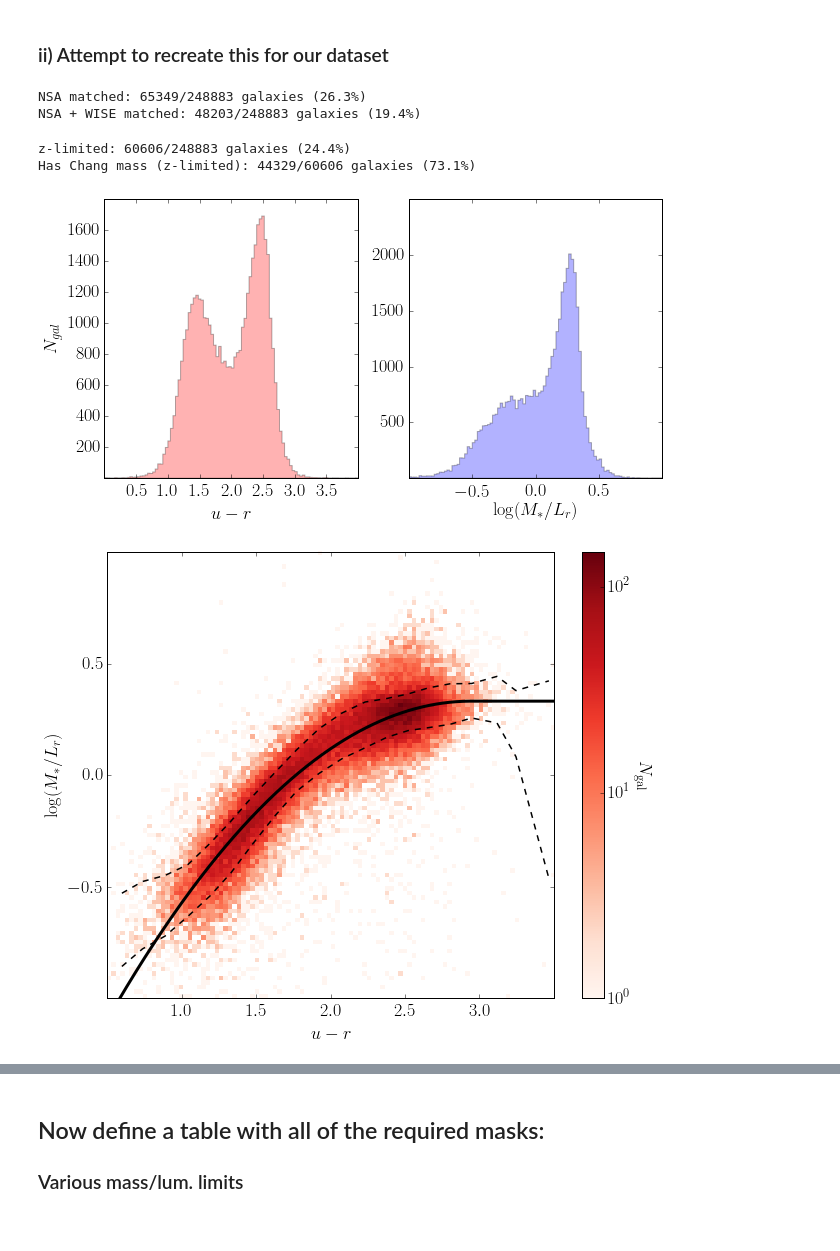
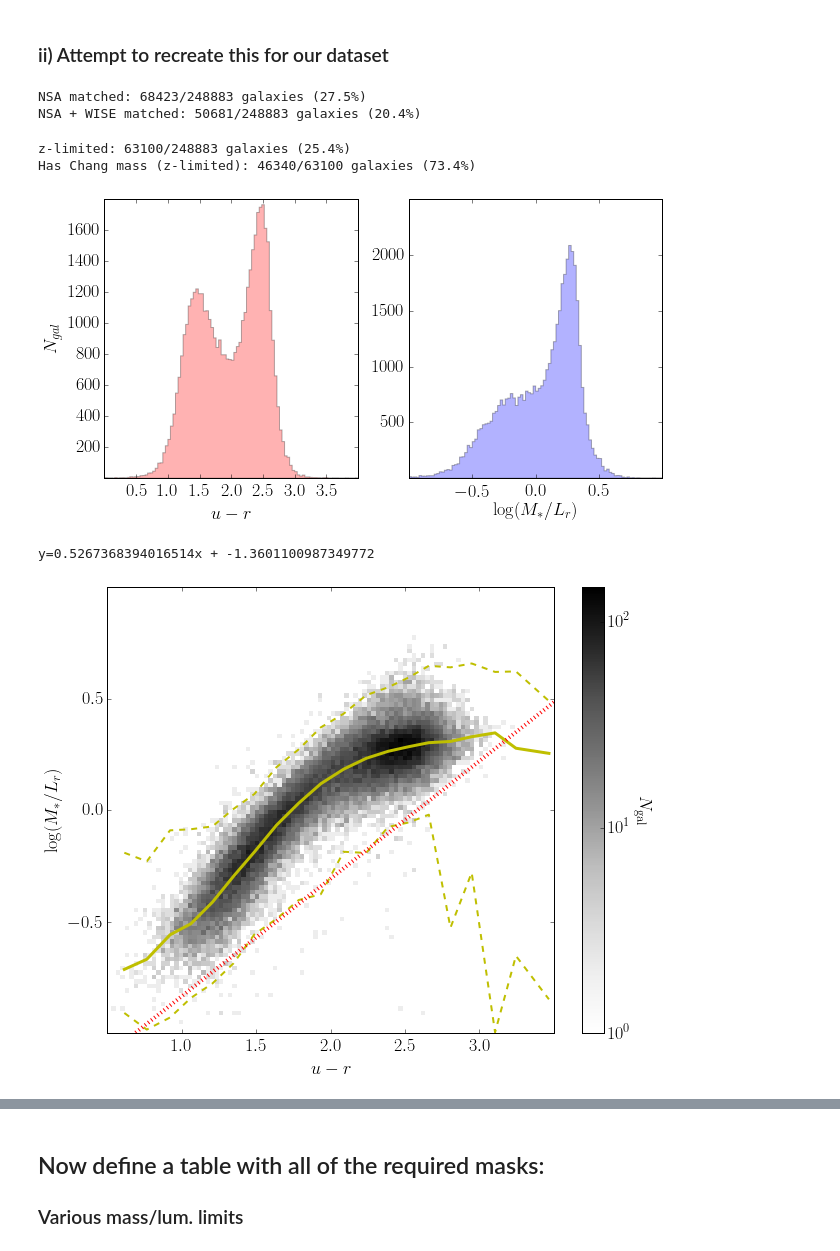
Before and after one commit to RossHart/Gas-SF, a Jupyter notebook: SF/sample_selection.ipynb, the cells around one changed output, grey strips where cells are left out. Saved outputs shown, nothing was run; the diff lists cells and outputs as text; code cells hidden in the pictures.

```diff
--- a/SF/sample_selection.ipynb
+++ b/SF/sample_selection.ipynb
@@ -63,9 +63,9 @@ from mass_limiting import get_mass_limit, baldry_equation
 import combining_catalogues
 import mass_limiting
 # %%
-matches = combining_catalogues.match_sky_restricted(gz_data,nsa_data,1,0.01
+matches = combining_catalogues.match_sky_restricted(gz_data,nsa_data,10,0.001
                                                     ,['ra_1','dec_1','REDSHIFT_1'],['RACAT','DECCAT','Z'])
-# 1" match ^
+# 10" match ^
 nsa_matched = combining_catalogues.make_matched_catalogue(gz_data,nsa_data,matches)
 # %% [output]
 248883 galaxies in the reference catalogue
@@ -101,10 +101,10 @@ Single optical: 770900/858365 galaxies (89.8%)
 Good W1/2 detection: 846433/858365 galaxies (98.6%)
 Good overall detection: 770897/858365 galaxies (89.8%)
 # %%
-chang_matches = combining_catalogues.match_sky_restricted(gz_data,chang_in_ok,max_separation=6,max_dz=0.1,
+chang_matches = combining_catalogues.match_sky_restricted(gz_data,chang_in_ok,max_separation=7,max_dz=0.1,
                                                           reference_xyz=['RA', 'DEC', 'REDSHIFT_1'],
                                                           match_xyz=['ra', 'dec', 'redshift'])
-# 6" match ^ (PSF of W1-3 is 6-7")
+# 7" match ^ (PSF of W1-3 is 6-7")
 
 chang_in_matched = combining_catalogues.make_matched_catalogue(gz_data,chang_in_ok,chang_matches)
 chang_out_matched = combining_catalogues.make_matched_catalogue(gz_data,chang_out_ok,chang_matches)
@@ -260,8 +260,8 @@ print_sample_size(mask,'NSA matched')
 mask = (nsa_matched['mask']) & (chang_in_matched['mask'])
 print_sample_size(mask,'NSA + WISE matched')
 # %% [output]
-NSA matched: 65349/248883 galaxies (26.3%)
-NSA + WISE matched: 48203/248883 galaxies (19.4%)
+NSA matched: 68423/248883 galaxies (27.5%)
+NSA + WISE matched: 50681/248883 galaxies (20.4%)
 # %%
 redshift_limited = (nsa_matched['Z'] >= 0.02) & (normal_depth)
 print_sample_size(redshift_limited,'z-limited')
@@ -271,8 +271,8 @@ print_sample_size(chang_out_zl['mask'],'Has Chang mass (z-limited)')
 
 mask = (redshift_limited) & (chang_out_matched['mask'])
 # %% [output]
-z-limited: 60606/248883 galaxies (24.4%)
-Has Chang mass (z-limited): 44329/60606 galaxies (73.1%)
+z-limited: 63100/248883 galaxies (25.4%)
+Has Chang mass (z-limited): 46340/63100 galaxies (73.4%)
 # %%
 fig, axarr = plt.subplots(1,2,figsize=(10,5))
 
@@ -290,4 +290,4 @@ axarr[1].set_xlabel('$\log(M_*/L_r)$')
 sample_ok = ((u_r >= 0.5) & (u_r <= 3.5)
              & (logML >= -1) & (logML <= 1))
 # %% [output]
-[figure, old version]
+[figure, new version]
@@ -368,49 +374,43 @@ def fit_ridgeline(x,y,alphas=np.logspace(-2,2,10),gammas=np.logspace(-2, 2, 10),
 # %%
 from scipy.optimize import curve_fit
 
 xlims = (0.5,3.5)
 ylims = (-1,1)
 xlabel = '$u-r$'
 ylabel = '$\log(M_*/L_r)$'
 zlabel = '$N_\mathrm{gal}$'
 
 fig = plt.figure(figsize=(10,8))
 _ = plt.axis((xlims[0],xlims[1],ylims[0],ylims[1]))
 
-_ = plot_bins(logML[sample_ok],ur_bins,bins,color='k')
 #_ = plt.scatter(u_r[sample_ok],logML[sample_ok],alpha=0.1,color='g')
 x = u_r[sample_ok]
 y = logML[sample_ok]
 x_bins = np.linspace(xlims[0],xlims[1],101)
 y_bins = np.linspace(ylims[0],ylims[1],101)
-_ = heatmap(x,y,x_bins,y_bins,Reds_9.mpl_colormap,log_scale=True,
+_ = heatmap(x,y,x_bins,y_bins,Greys_9.mpl_colormap,log_scale=True,
             xlabel=xlabel,ylabel=ylabel,zlabel=zlabel)
 
+stats_table, ur_bins = plot_line(u_r[sample_ok],logML[sample_ok],bins=20,color='y',use_bootstrap=True)
+x_median = stats_table['x']
+y_lower = stats_table['y_lower']
+
 from scipy.optimize import curve_fit
-p,_ = curve_fit(func,x,y)
 
-def func(x,a,b,c):
+def quadratic(x,a,b,c):
     return a*x**2 + b*x + c
 
-def func_modified(x,a,b,c):
-    x_max = -b/(2*a)
-    y = np.zeros(len(x))
-    y[x > x_max] = a*x_max**2 + b*x_max + c
-    y[x <= x_max] = a*x[x <= x_max]**2 + b*x[x <= x_max] + c
-    return y
+def linear(x,m,c):
+    return m*x + c
 
-def single_value_func(x,a=p[0],b=p[1],c=p[2]):
-    x_max = -b/(2*a)
-    if x > x_max:
-        return a*x_max**2 + b*x_max + c
-    else:
-        return a*x**2 + b*x + c
+p,_ = curve_fit(linear,x_median[:-6],y_lower[:-6])
+xg = np.linspace(xlims[0],xlims[1],1000)
+_ = plt.plot(xg,linear(xg,*p),'r:',lw=4)
+print('y={}x + {}'.format(p[0],p[1]))
 
-func_max = -p[1]/(2*p[0])
-x_guide = np.linspace(xlims[0],xlims[1],1000)
-y_guide = func_modified(x_guide,*p)
-_ = plt.plot(x_guide,y_guide,'k-',lw=3)
-
-plt.savefig('output_figures/colour_vs_ML.pdf')
+def mass_func(x):
+    return linear(x,*p)
+#plt.savefig('output_figures/colour_vs_ML.pdf')
 # %% [output]
+y=0.5267368394016514x + -1.3601100987349772
-[figure, old version]
+[figure, new version]
```
Also changed, not shown: parts of 28 cells of this notebook, 6 other files.
